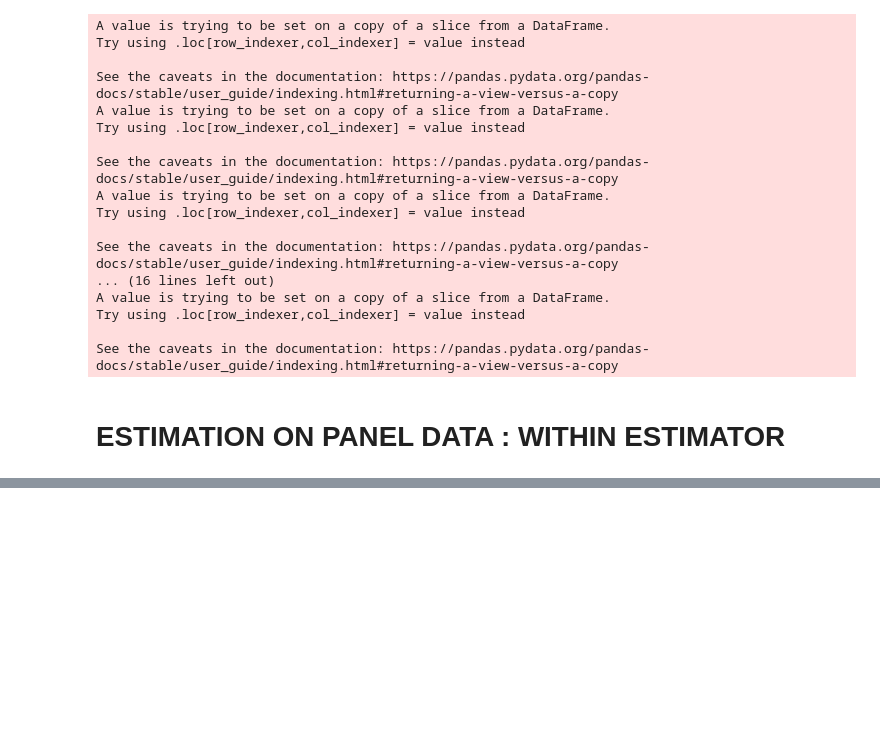
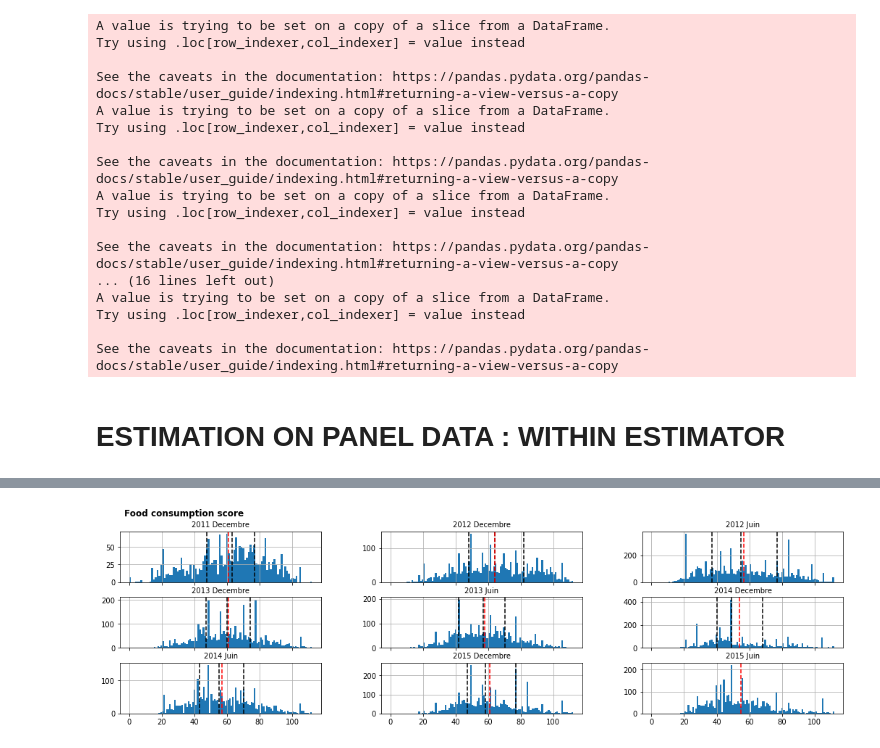
Before and after one commit to dataforgoodfr/batch9_geowatchlabs-3-markets, a Jupyter notebook: src/main.ipynb, the cells around one changed output, grey strips where cells are left out. Drawn from its saved outputs; the diff is of its cells as text; code cells hidden in the pictures; blank space fills up the shorter version.

```diff
--- a/src/main.ipynb
+++ b/src/main.ipynb
@@ -262,0 +318,4 @@ id: 0x20c06312cc0
+# %%
+plot_var(df2a, var = 'fcs', title_plot = "Food consumption score")
+# %% [output]
+[figure, added]
```
Also changed, not shown: parts of 7 cells of this notebook, 1 other file.
